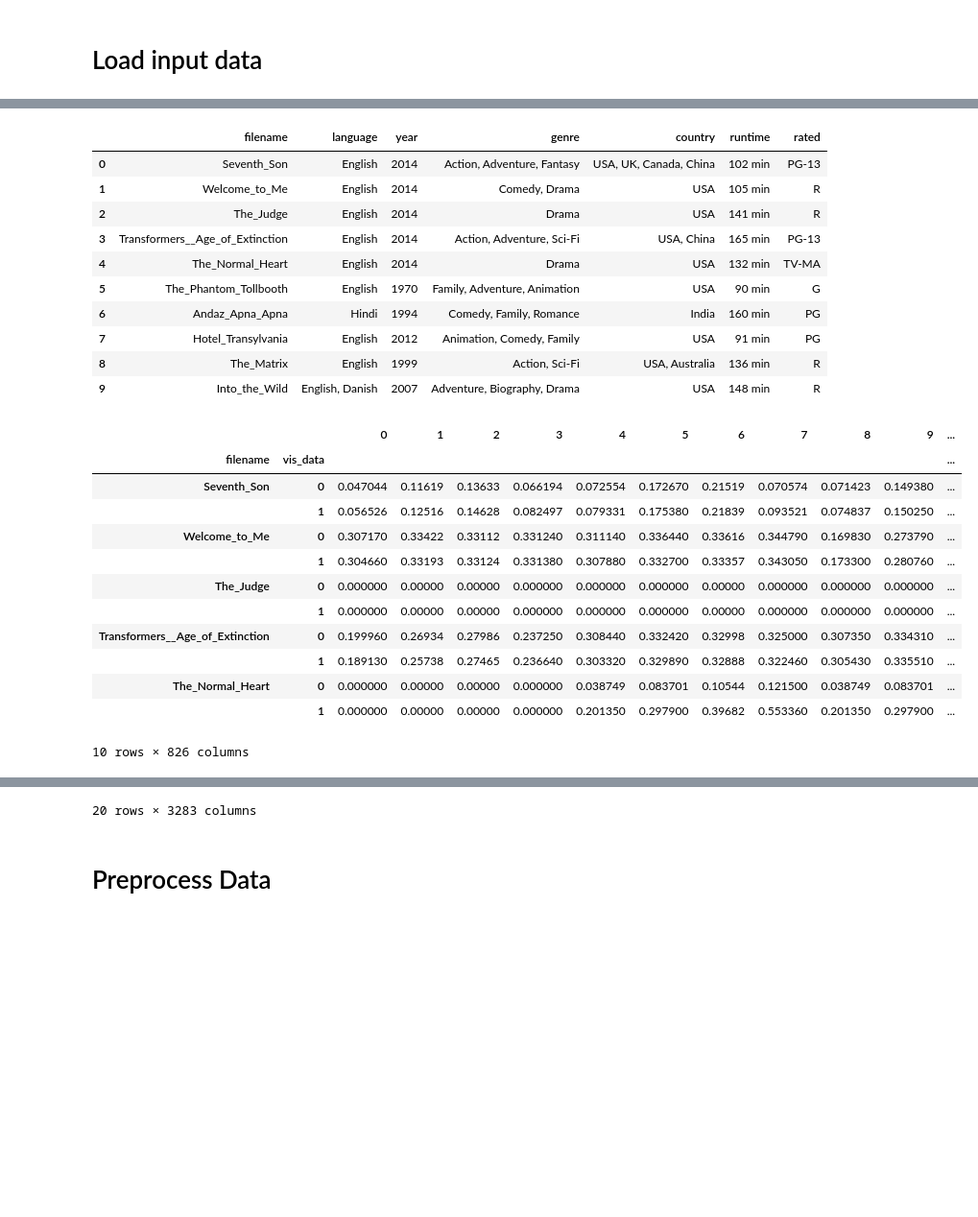
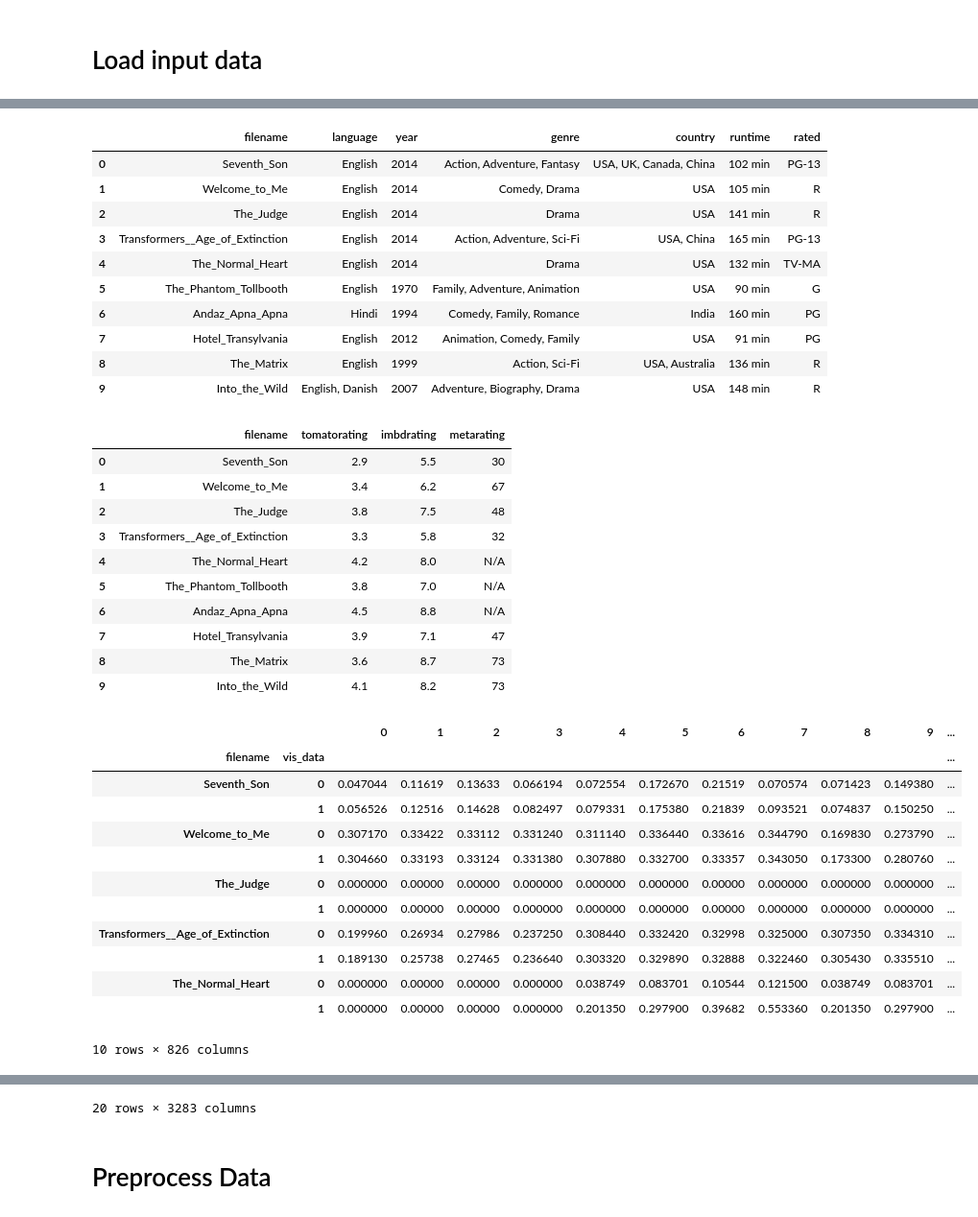
Before and after one commit to patrickFuerst/CoE_task, a Jupyter notebook: classifier_selection.ipynb, the cells around one changed output, grey strips where cells are left out. Shown at 96% size. Saved outputs shown, nothing was run; the diff lists cells and outputs as text; code cells hidden in the pictures; blank space fills up the shorter version.

```diff
--- a/classifier_selection.ipynb
+++ b/classifier_selection.ipynb
@@ -107,7 +112,7 @@ def load_user_rating_data( filenames ):
     return pd.DataFrame(raw_data, columns=['filename','tomatorating','imbdrating','metarating'])
 
 
-df_user_rating_data = load_meta_data( df_labled_movies['filename']  )
+df_user_rating_data = load_user_rating_data( df_labled_movies['filename']  )
 df_user_rating_data.to_csv('data/user_rating_data_exported.csv',sep=";",index = False)
 display(df_user_rating_data.head(10))
 #display(df_user_rating_data.dtypes)
@@ -186,43 +191,54 @@ def load_text_data(filenames):
     df_data.columns = filenames
     return df_data.T #row are should be represented by movie names
 
 df_text_data = load_text_data(df_labled_movies['filename'] )
 display(df_text_data.head(20))
 #display(df_text_data.shape)
 #display(df_text_data.describe())
 # %% [output]
 |  | movie | filename | goodforairplane |
 | 0 | Seventh Son | Seventh_Son | 1 |
 | 1 | Welcome to Me | Welcome_to_Me | 0 |
 | 2 | The Judge | The_Judge | 0 |
 | 3 | Transformers Age of Extinction | Transformers__Age_of_Extinction | 0 |
 | 4 | The Normal Heart | The_Normal_Heart | 1 |
 | 5 | The Phantom Tollbooth | The_Phantom_Tollbooth | 1 |
 | 6 | Andaz Apna Apna | Andaz_Apna_Apna | 1 |
 | 7 | Hotel Transylvania | Hotel_Transylvania | 1 |
 | 8 | The Matrix | The_Matrix | 1 |
 | 9 | Into the Wild | Into_the_Wild | 1 |
 |  | filename | language | year | genre | country | runtime | rated |
 | 0 | Seventh_Son | English | 2014 | Action, Adventure, Fantasy | USA, UK, Canada, China | 102 min | PG-13 |
 | 1 | Welcome_to_Me | English | 2014 | Comedy, Drama | USA | 105 min | R |
 | 2 | The_Judge | English | 2014 | Drama | USA | 141 min | R |
 | 3 | Transformers__Age_of_Extinction | English | 2014 | Action, Adventure, Sci-Fi | USA, China | 165 min | PG-13 |
 | 4 | The_Normal_Heart | English | 2014 | Drama | USA | 132 min | TV-MA |
 | 5 | The_Phantom_Tollbooth | English | 1970 | Family, Adventure, Animation | USA | 90 min | G |
 | 6 | Andaz_Apna_Apna | Hindi | 1994 | Comedy, Family, Romance | India | 160 min | PG |
 | 7 | Hotel_Transylvania | English | 2012 | Animation, Comedy, Family | USA | 91 min | PG |
 | 8 | The_Matrix | English | 1999 | Action, Sci-Fi | USA, Australia | 136 min | R |
 | 9 | Into_the_Wild | English, Danish | 2007 | Adventure, Biography, Drama | USA | 148 min | R |
-|  |  | 0 | 1 | 2 | 3 | 4 | 5 | 6 | 7 | 8 | 9 | ... |
-| filename | vis_data |  |  |  |  |  |  |  |  |  |  | ... |
-| Seventh_Son | 0 | 0.047044 | 0.11619 | 0.13633 | 0.066194 | 0.072554 | 0.172670 | 0.21519 | 0.070574 | 0.071423 | 0.149380 | ... |
-|  | 1 | 0.056526 | 0.12516 | 0.14628 | 0.082497 | 0.079331 | 0.175380 | 0.21839 | 0.093521 | 0.074837 | 0.150250 | ... |
-| Welcome_to_Me | 0 | 0.307170 | 0.33422 | 0.33112 | 0.331240 | 0.311140 | 0.336440 | 0.33616 | 0.344790 | 0.169830 | 0.273790 | ... |
-|  | 1 | 0.304660 | 0.33193 | 0.33124 | 0.331380 | 0.307880 | 0.332700 | 0.33357 | 0.343050 | 0.173300 | 0.280760 | ... |
-| The_Judge | 0 | 0.000000 | 0.00000 | 0.00000 | 0.000000 | 0.000000 | 0.000000 | 0.00000 | 0.000000 | 0.000000 | 0.000000 | ... |
-|  | 1 | 0.000000 | 0.00000 | 0.00000 | 0.000000 | 0.000000 | 0.000000 | 0.00000 | 0.000000 | 0.000000 | 0.000000 | ... |
-| Transformers__Age_of_Extinction | 0 | 0.199960 | 0.26934 | 0.27986 | 0.237250 | 0.308440 | 0.332420 | 0.32998 | 0.325000 | 0.307350 | 0.334310 | ... |
-|  | 1 | 0.189130 | 0.25738 | 0.27465 | 0.236640 | 0.303320 | 0.329890 | 0.32888 | 0.322460 | 0.305430 | 0.335510 | ... |
-| The_Normal_Heart | 0 | 0.000000 | 0.00000 | 0.00000 | 0.000000 | 0.038749 | 0.083701 | 0.10544 | 0.121500 | 0.038749 | 0.083701 | ... |
-|  | 1 | 0.000000 | 0.00000 | 0.00000 | 0.000000 | 0.201350 | 0.297900 | 0.39682 | 0.553360 | 0.201350 | 0.297900 | ... |
+|  | filename | tomatorating | imbdrating | metarating |
+| 0 | Seventh_Son | 2.9 | 5.5 | 30 |
+| 1 | Welcome_to_Me | 3.4 | 6.2 | 67 |
+| 2 | The_Judge | 3.8 | 7.5 | 48 |
+| 3 | Transformers__Age_of_Extinction | 3.3 | 5.8 | 32 |
+| 4 | The_Normal_Heart | 4.2 | 8.0 | N/A |
+| 5 | The_Phantom_Tollbooth | 3.8 | 7.0 | N/A |
+| 6 | Andaz_Apna_Apna | 4.5 | 8.8 | N/A |
+| 7 | Hotel_Transylvania | 3.9 | 7.1 | 47 |
+| 8 | The_Matrix | 3.6 | 8.7 | 73 |
+| 9 | Into_the_Wild | 4.1 | 8.2 | 73 |
+|  |  | 0 | 1 | 2 | 3 | 4 | 5 | 6 | 7 | 8 | 9 | ... |
+| filename | vis_data |  |  |  |  |  |  |  |  |  |  | ... |
+| Seventh_Son | 0 | 0.047044 | 0.11619 | 0.13633 | 0.066194 | 0.072554 | 0.172670 | 0.21519 | 0.070574 | 0.071423 | 0.149380 | ... |
+|  | 1 | 0.056526 | 0.12516 | 0.14628 | 0.082497 | 0.079331 | 0.175380 | 0.21839 | 0.093521 | 0.074837 | 0.150250 | ... |
+| Welcome_to_Me | 0 | 0.307170 | 0.33422 | 0.33112 | 0.331240 | 0.311140 | 0.336440 | 0.33616 | 0.344790 | 0.169830 | 0.273790 | ... |
+|  | 1 | 0.304660 | 0.33193 | 0.33124 | 0.331380 | 0.307880 | 0.332700 | 0.33357 | 0.343050 | 0.173300 | 0.280760 | ... |
+| The_Judge | 0 | 0.000000 | 0.00000 | 0.00000 | 0.000000 | 0.000000 | 0.000000 | 0.00000 | 0.000000 | 0.000000 | 0.000000 | ... |
+|  | 1 | 0.000000 | 0.00000 | 0.00000 | 0.000000 | 0.000000 | 0.000000 | 0.00000 | 0.000000 | 0.000000 | 0.000000 | ... |
+| Transformers__Age_of_Extinction | 0 | 0.199960 | 0.26934 | 0.27986 | 0.237250 | 0.308440 | 0.332420 | 0.32998 | 0.325000 | 0.307350 | 0.334310 | ... |
+|  | 1 | 0.189130 | 0.25738 | 0.27465 | 0.236640 | 0.303320 | 0.329890 | 0.32888 | 0.322460 | 0.305430 | 0.335510 | ... |
+| The_Normal_Heart | 0 | 0.000000 | 0.00000 | 0.00000 | 0.000000 | 0.038749 | 0.083701 | 0.10544 | 0.121500 | 0.038749 | 0.083701 | ... |
+|  | 1 | 0.000000 | 0.00000 | 0.00000 | 0.000000 | 0.201350 | 0.297900 | 0.39682 | 0.553360 | 0.201350 | 0.297900 | ... |
 10 rows × 826 columns
```
Also changed, not shown: parts of 2 cells of this notebook.
